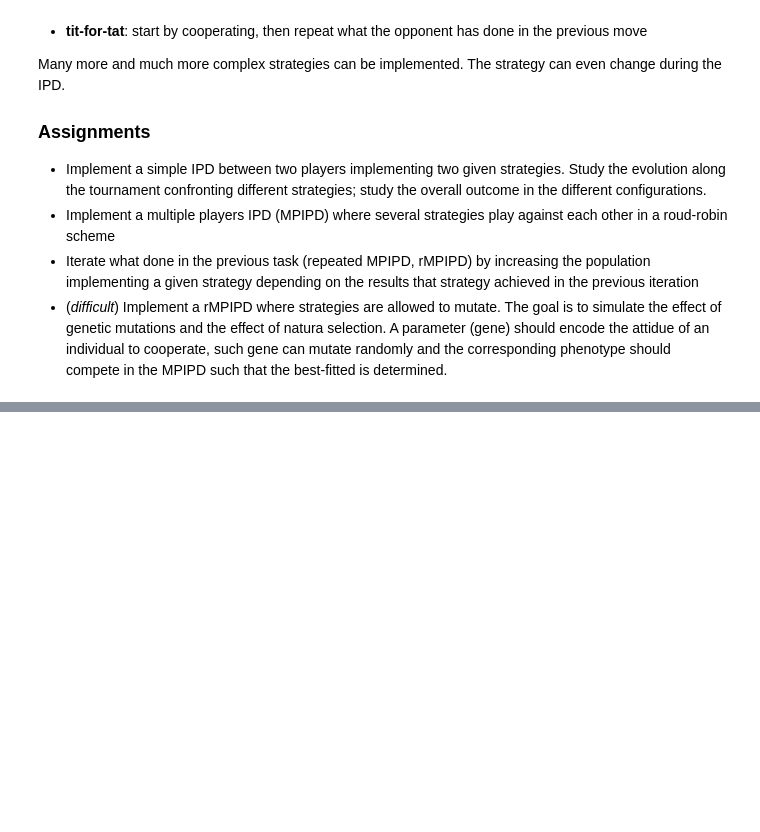
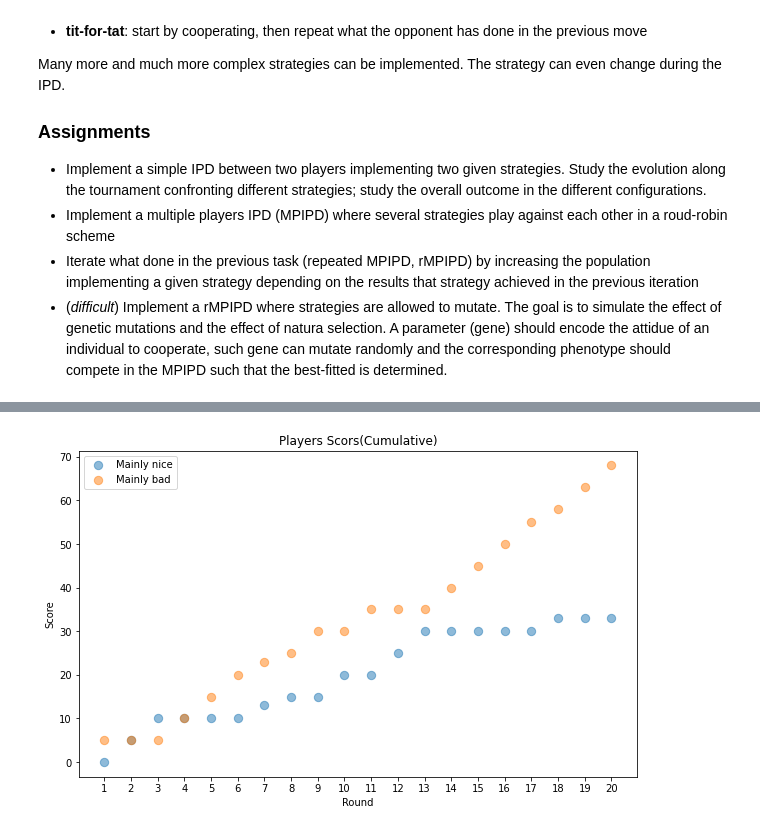
Before and after one commit to cpthooman/Iterative-Prisoner-s-Dilemma, a Jupyter notebook: Project.ipynb, the cells around one changed output, grey strips where cells are left out. Drawn from its saved outputs; the diff is of its cells as text; code cells hidden in the pictures; blank space fills up the shorter version.

```diff
--- a/Project.ipynb
+++ b/Project.ipynb
@@ -61,0 +467,16 @@ Many more and much more complex strategies can be implemented. The strategy can
+# %%
+plt.figure(figsize=(10, 6))
+plt.scatter(x=time_evolution, y=np.cumsum(play_result['rewards_player_Mainly_nice']),
+            s=70, marker='o', alpha=0.5, label='Mainly nice')
+plt.scatter(x=time_evolution, y=np.cumsum(play_result['rewards_player_Mainly_bad']),
+            s=70, marker='o', alpha=0.5, label='Mainly bad')
+
+plt.title('Players Scors(Cumulative)')
+plt.legend()
+
+plt.xlabel('Round')
+plt.ylabel('Score')
+plt.xticks(time_evolution)
+plt.show()
+# %% [output]
+[figure, added]
```
Also changed, not shown: parts of 50 cells of this notebook.
